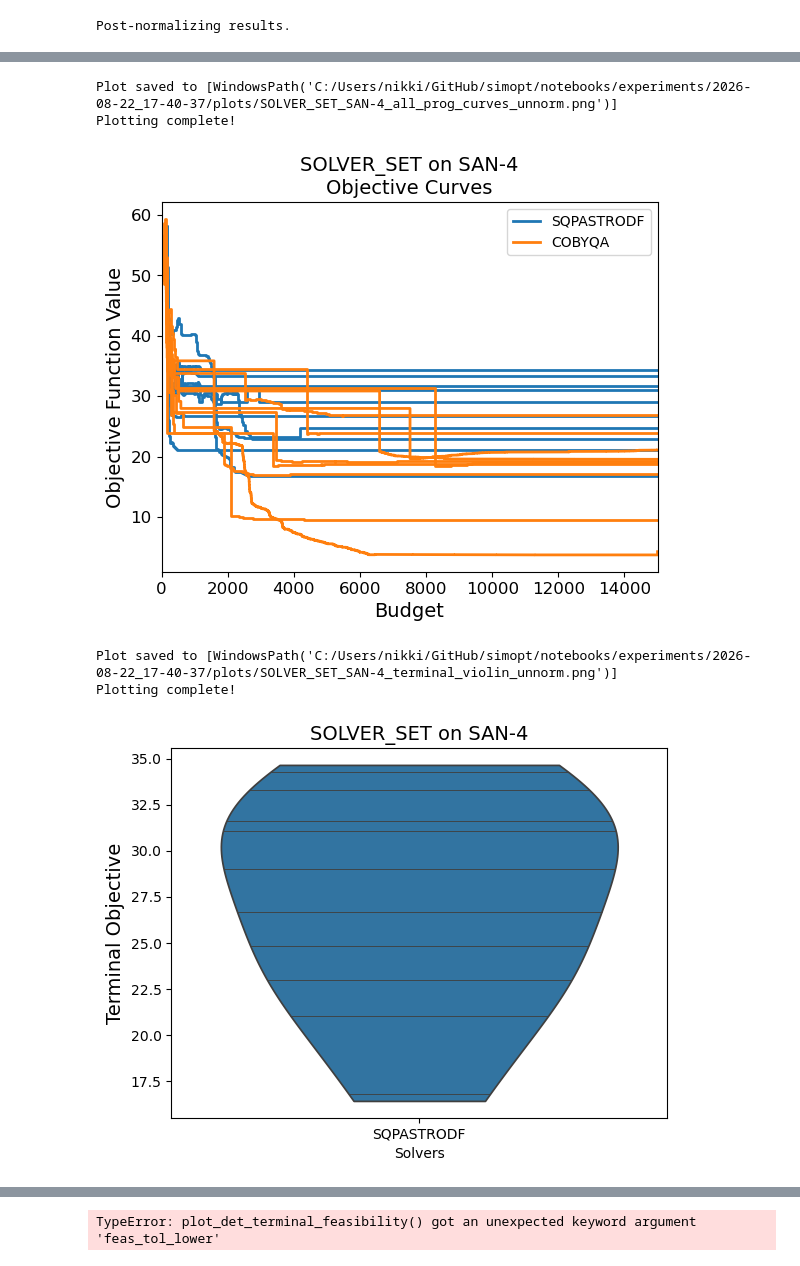
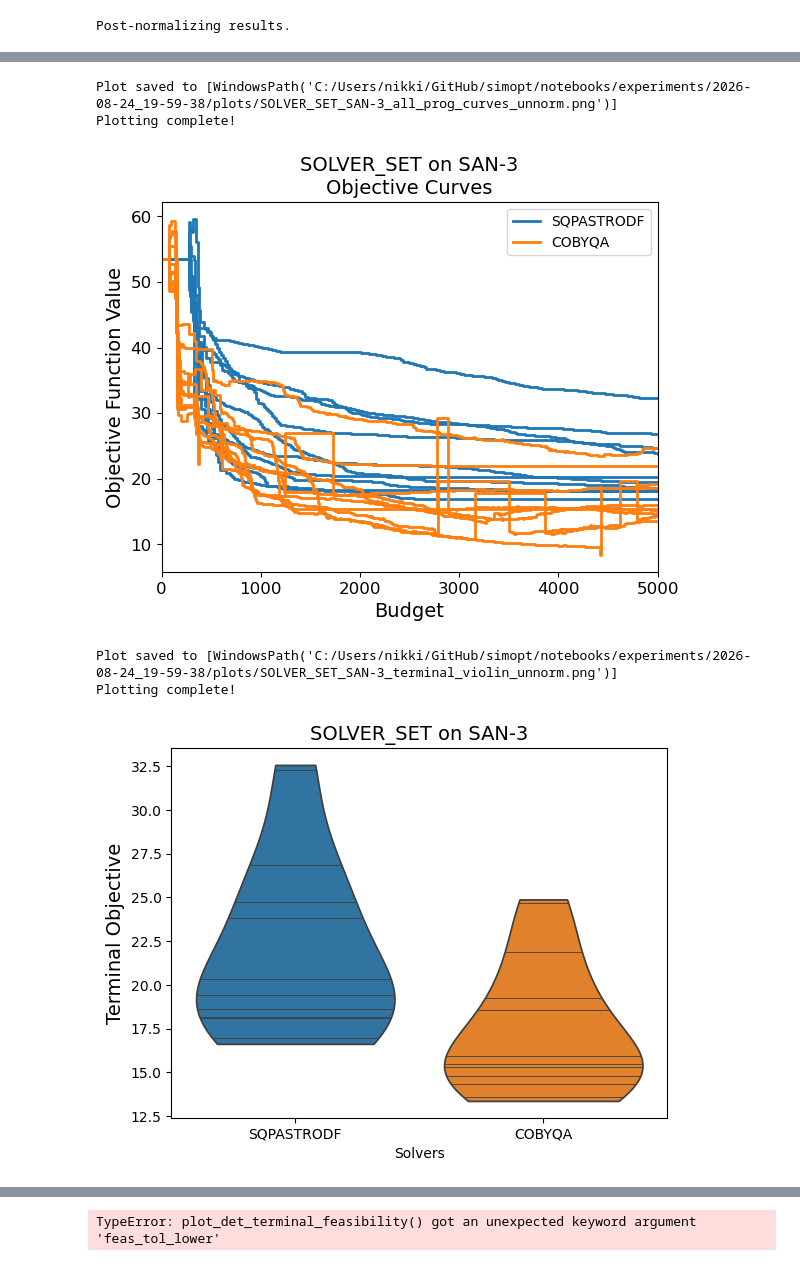
Before and after one commit to simopt-admin/simopt, a Jupyter notebook: notebooks/astro_testing.ipynb, the cells around one changed output, grey strips where cells are left out. Drawn from its saved outputs; the diff is of its cells as text; code cells hidden in the pictures.

```diff
--- a/notebooks/astro_testing.ipynb
+++ b/notebooks/astro_testing.ipynb
@@ -52,15 +52,15 @@ To query model/problem/solver names, run `python scripts/list_directories.py`
 
 #COBYQA testing w/ SAN
 solver_abbr_names = ["SQPASTRODF", "COBYQA"]
-problem_abbr_names = ["SAN-4"]
+problem_abbr_names = ["SAN-3"]
 solver_factors = [{"feas_tol": 1e-5,
                    "easy_solve": True,
                    "use_gradients":False,
-                   "sampling_method": "adaptive",
-                   "ps_sufficient_reduction": 1000,
+                   "sampling_method": "fixed",
+                   "ps_sufficient_reduction": 100,
                    "mu": .1,
-                   "a_normal": .5,
-                   "a_tangent": .5,
+                   "a_normal": .2,
+                   "a_tangent": .8,
                    #"eta_2": .2,
                    #"gamma_1": 3,
                    "sigma_min": 10,
@@ -68,18 +68,19 @@ solver_factors = [{"feas_tol": 1e-5,
                    "reuse_interpolation_set": True,
                    "recenter_mode": "shift",
                    #"gamma_2": 0.85,
-                   "theta_decrease": .1,
+                   "theta_decrease": .5,
                    "lagrange_poisedness_threshold": 10,
                    "delta_0":1,
-                   "kappa_scale":50,
-                   "dogleg": False,
+                   "kappa_scale":10000,
+                   "dogleg": True,
+                   "lambda_min":10,
                   },
                   {"sample_size": 5,
                    "feas_tol": 1e-5}]
 
 
 # # SAN factors
-problem_factors = [{"budget":15000, "total_cost": 5}]
+problem_factors = [{"budget":5000, "total_cost": 5}]
 # Quad factors
 #problem_factors = [{"budget":1000, "noise_std": 0}]
 # small SAN problem factors
@@ -166,25 +204,25 @@ _print_path(
 
 print("Plotting complete!")
 # %% [output]
-Plot saved to [WindowsPath('C:/Users/nikki/GitHub/simopt/notebooks/experiments/2026-08-22_17-40-37/plots/SOLVER_SET_SAN-4_all_prog_curves_unnorm.png')]
+Plot saved to [WindowsPath('C:/Users/nikki/GitHub/simopt/notebooks/experiments/2026-08-24_19-59-38/plots/SOLVER_SET_SAN-3_all_prog_curves_unnorm.png')]
 Plotting complete!
-[figure, old version]
+[figure, new version]
 # %%
 def _print_path(plot_path: list[Path]) -> None:
     print(f"Plot saved to {plot_path!s}")
 
 
 _print_path(
     plot_terminal_progress(
-        experiments=mymetaexperiment.experiments[0], normalize = False
+        experiments=mymetaexperiment.experiments[0] + mymetaexperiment.experiments[1], normalize = False
     )
 )
 
 print("Plotting complete!")
 # %% [output]
-Plot saved to [WindowsPath('C:/Users/nikki/GitHub/simopt/notebooks/experiments/2026-08-22_17-40-37/plots/SOLVER_SET_SAN-4_terminal_violin_unnorm.png')]
+Plot saved to [WindowsPath('C:/Users/nikki/GitHub/simopt/notebooks/experiments/2026-08-24_19-59-38/plots/SOLVER_SET_SAN-3_terminal_violin_unnorm.png')]
 Plotting complete!
-[figure, old version]
+[figure, new version]
 # %%
 def _print_path(plot_path: list[Path]) -> None:
     print(f"Plot saved to {plot_path!s}")
```
Also changed, not shown: parts of 6 cells of this notebook, 8 other files.
